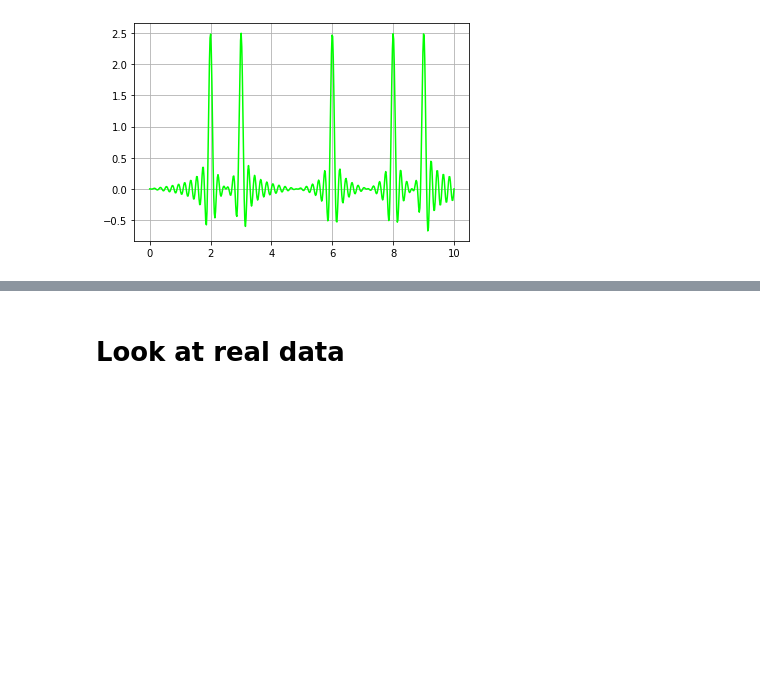
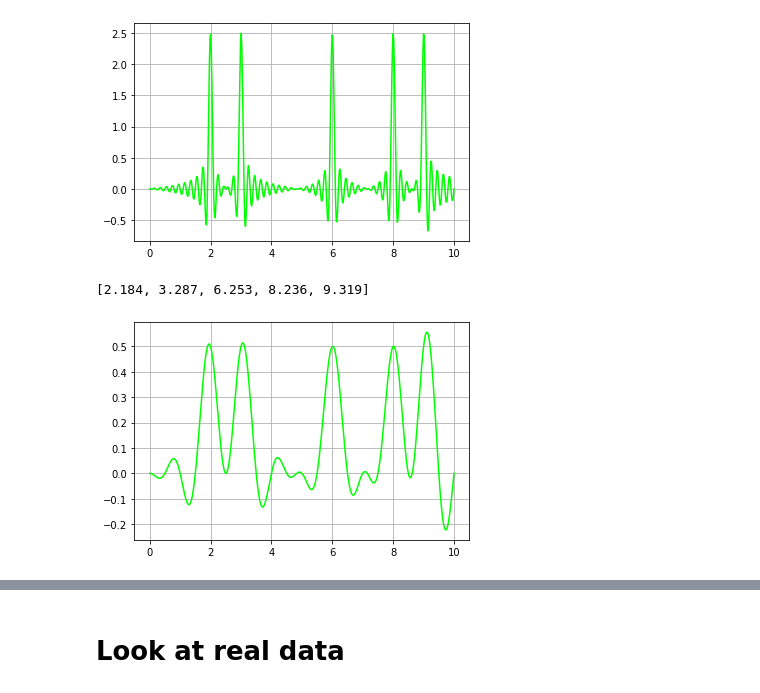
Before and after one commit to SM-Figueroa/fourier_transform, a Jupyter notebook: pipeline_visualization.ipynb, the cells around one changed output, grey strips where cells are left out. Saved outputs shown, nothing was run; the diff lists cells and outputs as text; code cells hidden in the pictures; blank space fills up the shorter version.

```diff
--- a/pipeline_visualization.ipynb
+++ b/pipeline_visualization.ipynb
@@ -127,0 +136,7 @@ def find_peaks(freqs, power):
+# %%
+# take a look at different parameters
+
+plot_transform(sig_f, limits=(0, 10), bounds=(0,1)) # narrow integral bounds
+# %% [output]
+[2.184, 3.287, 6.253, 8.236, 9.319]
+[figure, added]
```
Also changed, not shown: parts of 27 cells of this notebook.
